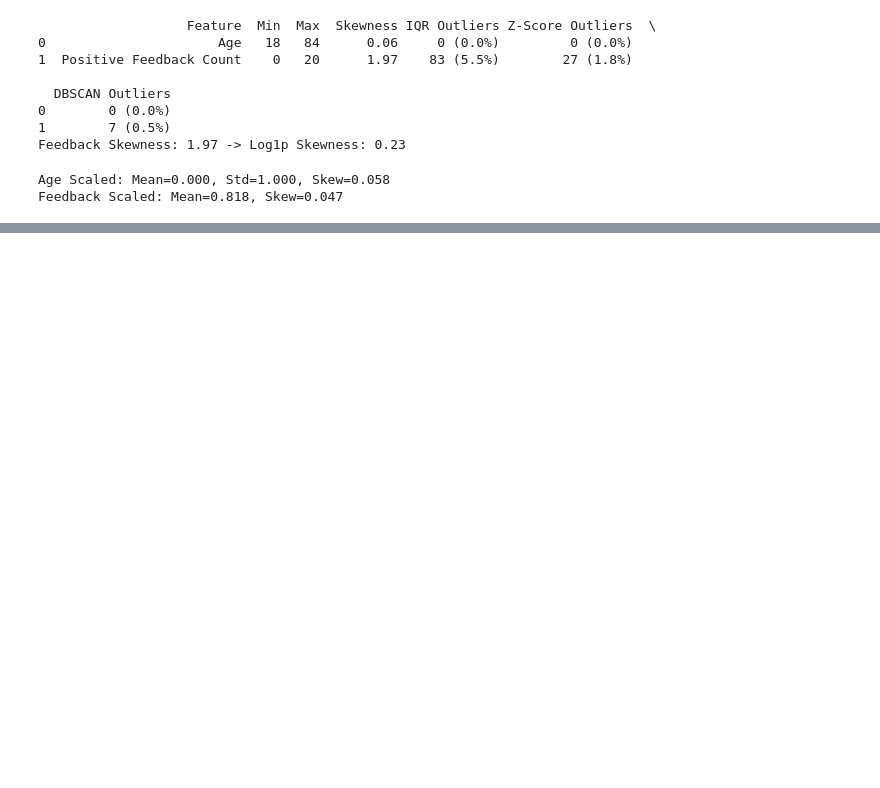
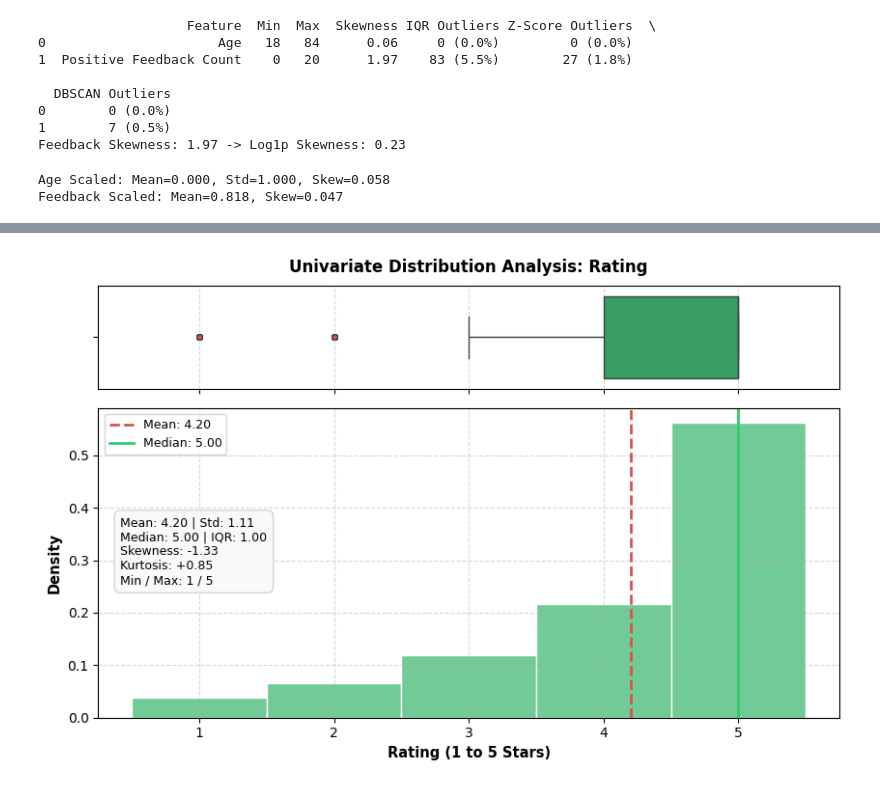
Before and after one commit to bhagyashrithombre/womensclothing, a Jupyter notebook: womens_clothing.ipynb, the cells around one changed output, grey strips where cells are left out. Drawn from its saved outputs; the diff is of its cells as text; code cells hidden in the pictures; blank space fills up the shorter version.

```diff
--- a/womens_clothing.ipynb
+++ b/womens_clothing.ipynb
@@ -688,0 +633,33 @@ plot_categorical_dashboard(df, target_col='Recommended IND')
+# %%
+st_rt = compute_univariate_stats(df['Rating'], 'Rating')
+
+fig, (ax_box, ax_hist) = plt.subplots(2, 1, figsize=(8.5, 5.5), gridspec_kw={'height_ratios': [0.25, 0.75]}, sharex=True)
+
+sns.boxplot(x=df['Rating'].dropna(), ax=ax_box, color='#27ae60', fliersize=4, flierprops={'markerfacecolor': '#d9534f', 'alpha': 0.6})
+ax_box.set(xlabel="")
+ax_box.set_title("Univariate Distribution Analysis: Rating", fontsize=12, weight='bold', pad=10)
+ax_box.grid(axis='x', linestyle='--', alpha=0.5)
+
+sns.histplot(df['Rating'].dropna(), discrete=True, stat='density', color='#27ae60', ax=ax_hist, edgecolor='white', alpha=0.65)
+ax_hist.axvline(st_rt['Mean'], color='#d9534f', linestyle='--', linewidth=2.0, label=f"Mean: {st_rt['Mean']:.2f}")
+ax_hist.axvline(st_rt['Median'], color='#2ecc71', linestyle='-', linewidth=2.0, label=f"Median: {st_rt['Median']:.2f}")
+ax_hist.set_xlabel("Rating (1 to 5 Stars)", fontsize=10.5, weight='bold')
+ax_hist.set_ylabel("Density", fontsize=10.5, weight='bold')
+ax_hist.set_xticks(range(1, 6))
+ax_hist.grid(axis='both', linestyle='--', alpha=0.5)
+ax_hist.legend(loc='upper left', frameon=True, fontsize=9)
+
+stat_text = (
+    f"Mean: {st_rt['Mean']:.2f} | Std: {st_rt['Std Dev']:.2f}\n"
+    f"Median: {st_rt['Median']:.2f} | IQR: {st_rt['IQR']:.2f}\n"
+    f"Skewness: {st_rt['Skewness']:+.2f}\n"
+    f"Kurtosis: {st_rt['Kurtosis']:+.2f}\n"
+    f"Min / Max: {st_rt['Min / Max']}"
+)
+ax_hist.text(0.03, 0.65, stat_text, transform=ax_hist.transAxes, fontsize=9, va='top',
+             bbox=dict(boxstyle='round,pad=0.5', facecolor='#f8f9fa', edgecolor='#ced4da', alpha=0.95))
+
+plt.tight_layout()
+plt.show()
+# %% [output]
+[figure, added]
```
Also changed, not shown: parts of 21 cells of this notebook, 2 other files.
